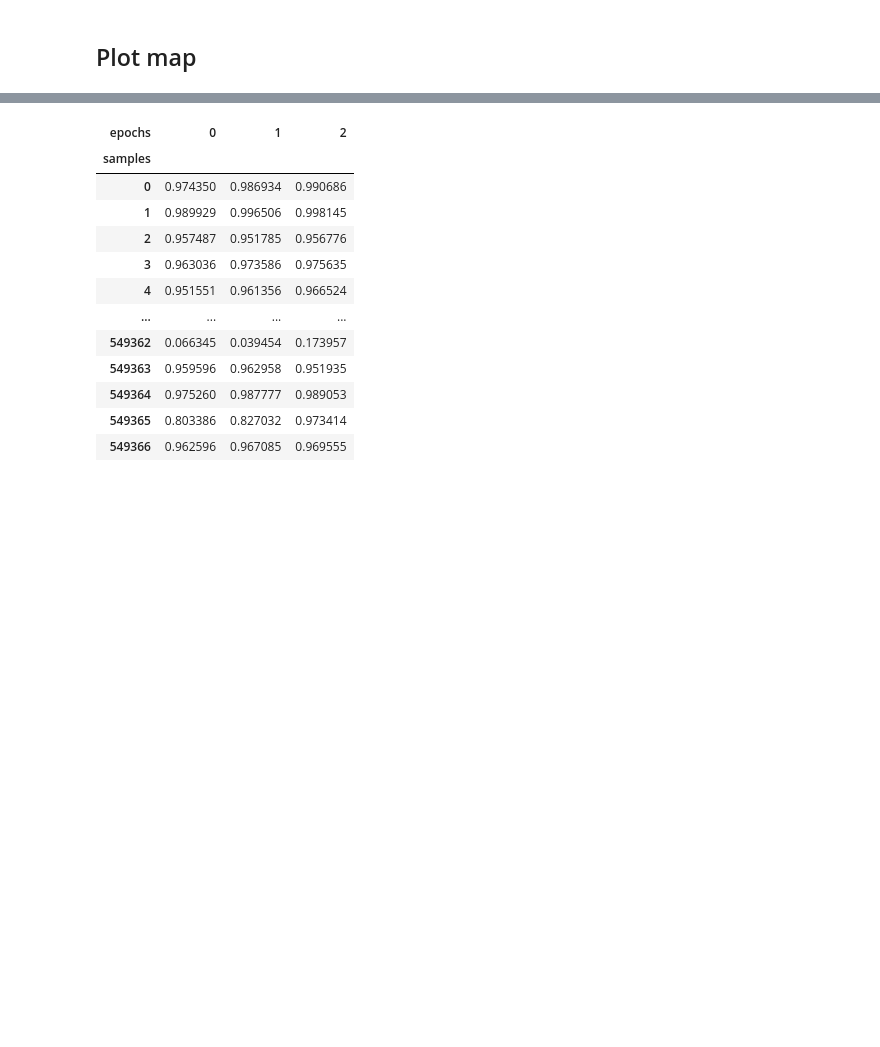
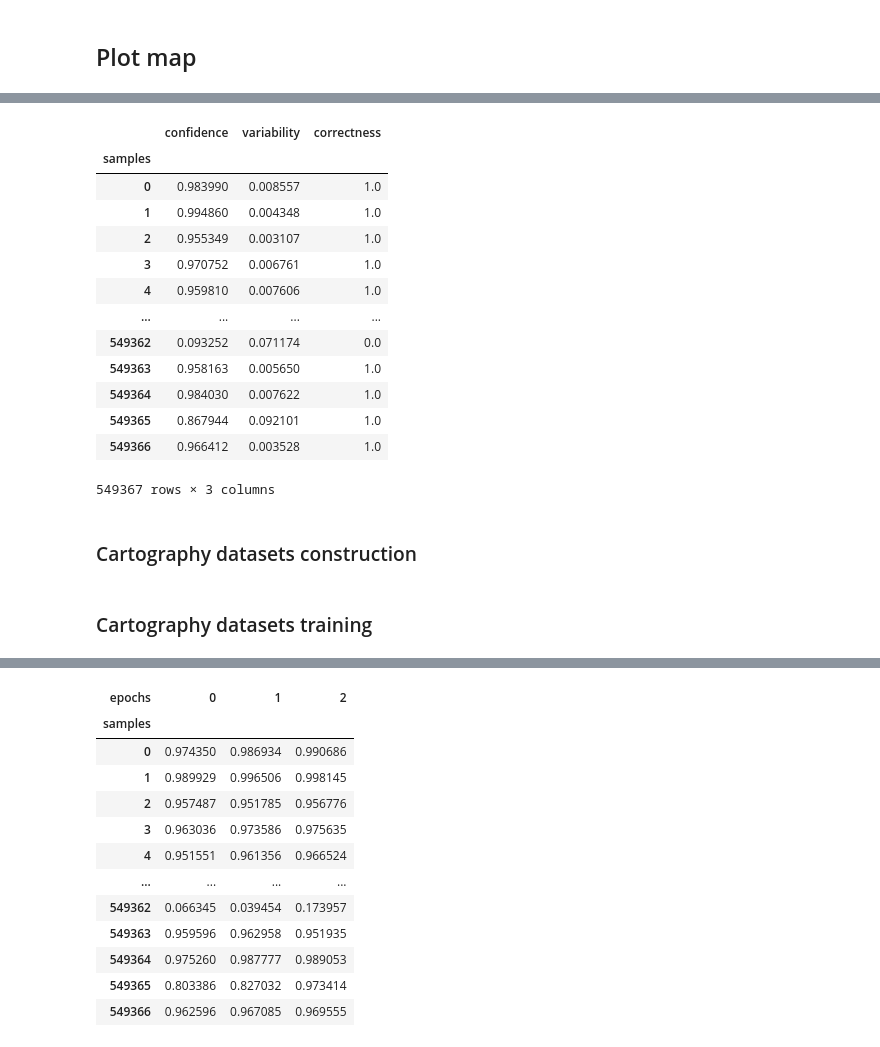
Before and after one commit to Serebryanskiy/nli, a Jupyter notebook: snli.ipynb, the cells around one changed output, grey strips where cells are left out. Cells and saved outputs as stored; diff of their text form; code cells hidden in the pictures; blank space fills up the shorter version.

```diff
--- a/snli.ipynb
+++ b/snli.ipynb
@@ -199,4 +231,25 @@ import seaborn as sns
 pd.set_option('display.max_columns', None)
 pd.set_option('display.max_colwidth', -1)
 sns.set(style='whitegrid', font_scale=1.6, font='Georgia', context='paper')
+# %%
+probs_df['confidence'] = probs_df.iloc[:, :3].mean(1)
+probs_df['variability'] = probs_df.iloc[:, :3].std(1)
+probs_df['correctness'] = (probs_df.iloc[:, :3] > 0.5).sum(1) / 3
+probs_df = probs_df.iloc[:, 3:]
+probs_df
+# %% [output]
+|  | confidence | variability | correctness |
+| samples |  |  |  |
+| 0 | 0.983990 | 0.008557 | 1.0 |
+| 1 | 0.994860 | 0.004348 | 1.0 |
+| 2 | 0.955349 | 0.003107 | 1.0 |
+| 3 | 0.970752 | 0.006761 | 1.0 |
+| 4 | 0.959810 | 0.007606 | 1.0 |
+| ... | ... | ... | ... |
+| 549362 | 0.093252 | 0.071174 | 0.0 |
+| 549363 | 0.958163 | 0.005650 | 1.0 |
+| 549364 | 0.984030 | 0.007622 | 1.0 |
+| 549365 | 0.867944 | 0.092101 | 1.0 |
+| 549366 | 0.966412 | 0.003528 | 1.0 |
+549367 rows × 3 columns
 # %%
@@ -293,0 +340,2 @@ probs_df.to_parquet('./cartography/' + 'probs_df.parquet')
+# %% [markdown]
+### Cartography datasets construction
@@ -293,0 +358,2 @@ probs_df.to_parquet('./cartography/' + 'probs_df.parquet')
+# %% [markdown]
+### Cartography datasets training
```
Also changed, not shown: parts of 29 cells of this notebook.
